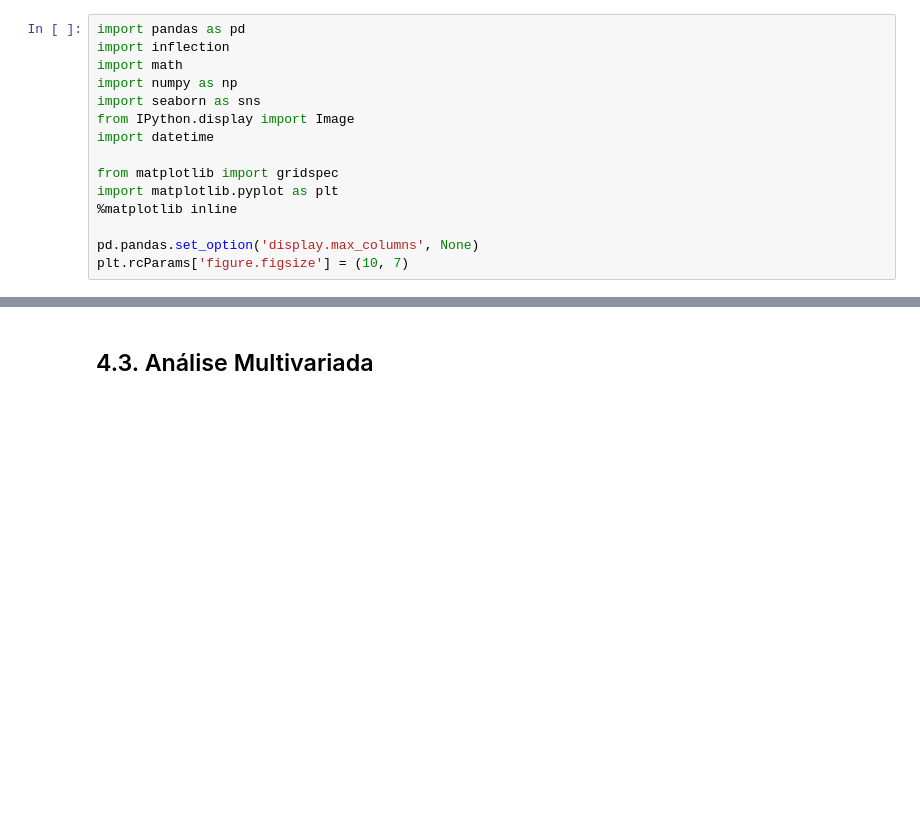
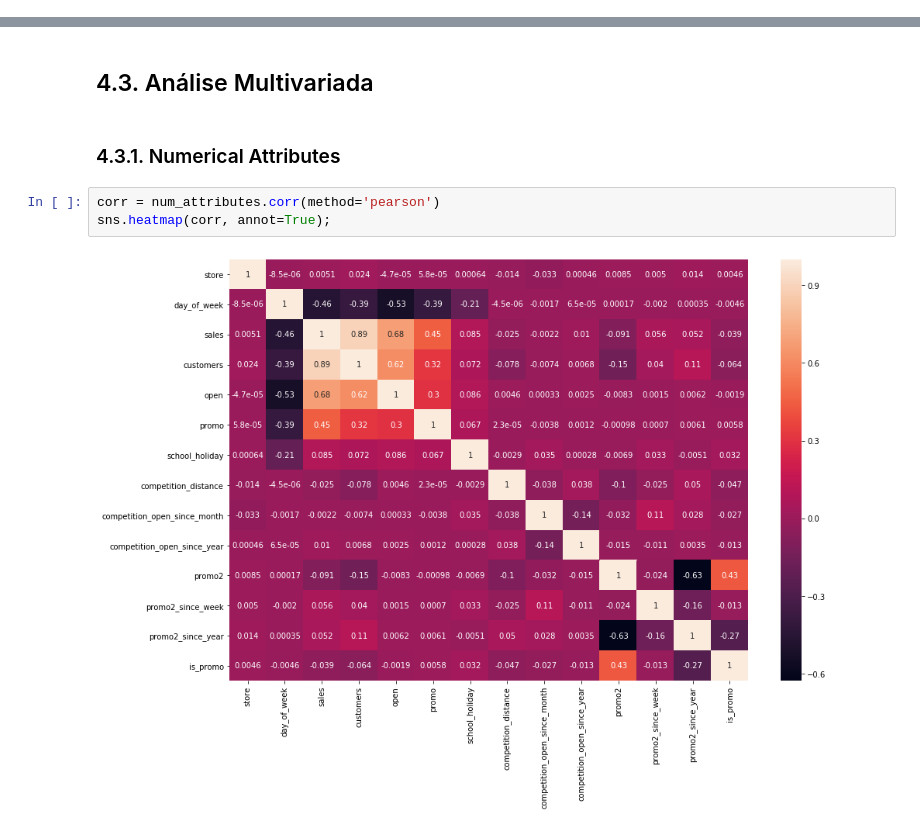
Before and after one commit to damhurmuller/Data-Science-Production, a Jupyter notebook: m04_v01_store_sales_prediction.ipynb, the cells around one changed output, grey strips where cells are left out. Cells and saved outputs as stored; diff of their text form; blank space fills up the shorter version.

```diff
--- a/m04_v01_store_sales_prediction.ipynb
+++ b/m04_v01_store_sales_prediction.ipynb
@@ -1,17 +1,2 @@
 # %% [markdown]
 # 0.0.  IMPORTS
-# %%
-import pandas as pd
-import inflection
-import math
-import numpy as np
-import seaborn as sns
-from IPython.display import Image
-import datetime
-
-from matplotlib import gridspec
-import matplotlib.pyplot as plt
-%matplotlib inline
-
-pd.pandas.set_option('display.max_columns', None)
-plt.rcParams['figure.figsize'] = (10, 7)
@@ -713,2 +779,9 @@ sns.barplot(x='month', y='sales', hue='school_holiday', data=aux2);
 # %% [markdown]
 ## 4.3. Análise Multivariada
+# %% [markdown]
+### 4.3.1. Numerical Attributes
+# %%
+corr = num_attributes.corr(method='pearson')
+sns.heatmap(corr, annot=True);
+# %% [output]
+[figure, added]
```
Also changed, not shown: parts of 7 cells of this notebook.
